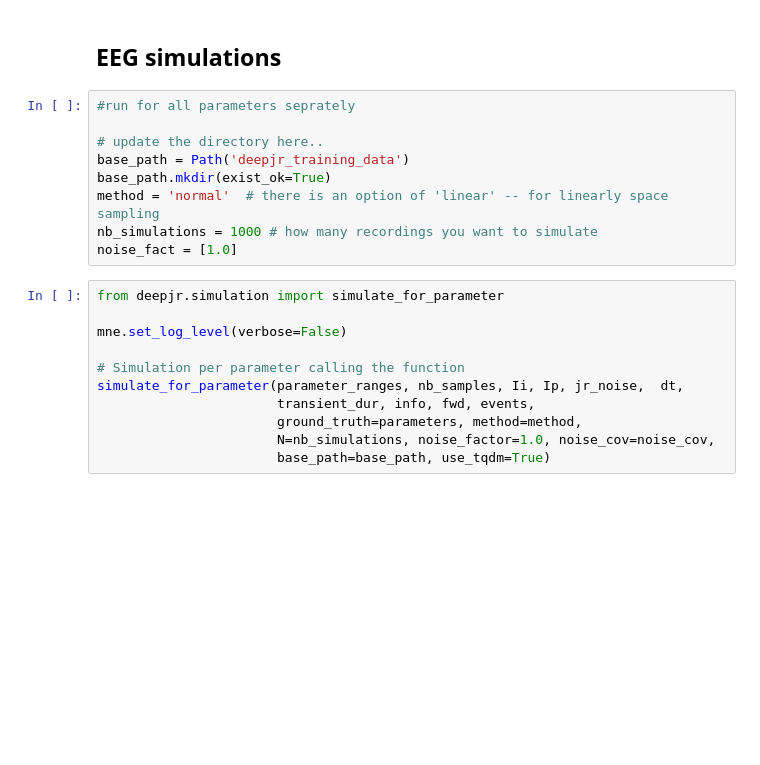
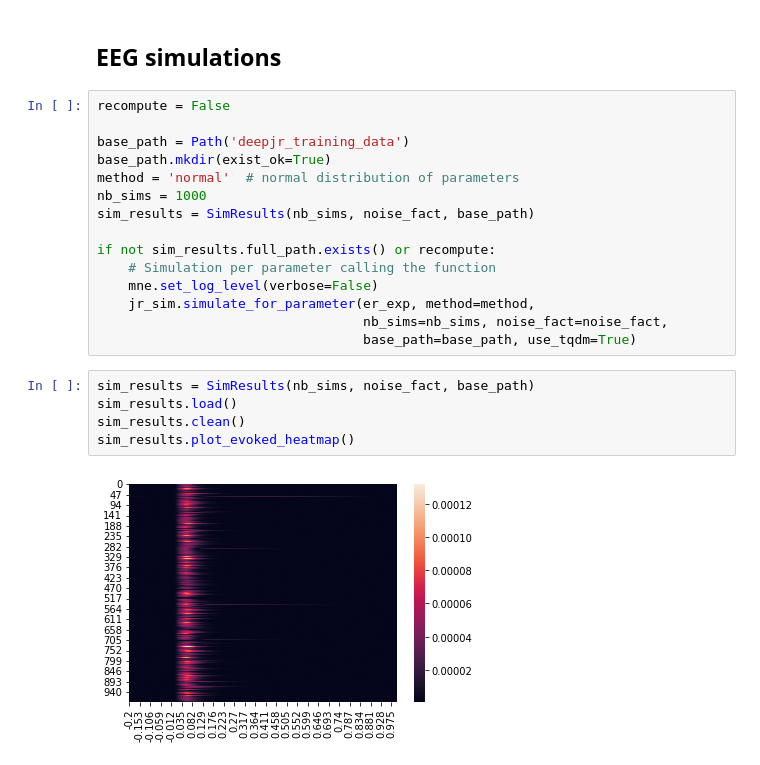
Before and after one commit to lina-usc/Jansen-Rit-Model-Benchmarking-Deep-Learning, a Jupyter notebook: notebooks/generating_training_dataset.ipynb, the cells around one changed output. Drawn from its saved outputs; the diff is of its cells as text; blank space fills up the shorter version.

```diff
--- a/notebooks/generating_training_dataset.ipynb
+++ b/notebooks/generating_training_dataset.ipynb
@@ -129,22 +117,24 @@ plot_jr_results(time_axis, states, outputs, points_to_skip);
 # %% [markdown]
 ## EEG simulations
-# %%
-#run for all parameters seprately
-
-# update the directory here..
-base_path = Path('deepjr_training_data')
-base_path.mkdir(exist_ok=True)
-method = 'normal'  # there is an option of 'linear' -- for linearly space sampling
-nb_simulations = 1000 # how many recordings you want to simulate
-noise_fact = [1.0]
-# %%
-from deepjr.simulation import simulate_for_parameter
-
-mne.set_log_level(verbose=False)
-
-# Simulation per parameter calling the function
-simulate_for_parameter(parameter_ranges, nb_samples, Ii, Ip, jr_noise,  dt,
-                       transient_dur, info, fwd, events,
-                       ground_truth=parameters, method=method,
-                       N=nb_simulations, noise_factor=1.0, noise_cov=noise_cov,
-                       base_path=base_path, use_tqdm=True)
+# %%
+recompute = False
+
+base_path = Path('deepjr_training_data')
+base_path.mkdir(exist_ok=True)
+method = 'normal'  # normal distribution of parameters
+nb_sims = 1000
+sim_results = SimResults(nb_sims, noise_fact, base_path)
+
+if not sim_results.full_path.exists() or recompute:
+    # Simulation per parameter calling the function
+    mne.set_log_level(verbose=False)
+    jr_sim.simulate_for_parameter(er_exp, method=method,
+                                  nb_sims=nb_sims, noise_fact=noise_fact,
+                                  base_path=base_path, use_tqdm=True)
+# %%
+sim_results = SimResults(nb_sims, noise_fact, base_path)
+sim_results.load()
+sim_results.clean()
+sim_results.plot_evoked_heatmap()
+# %% [output]
+[figure, added]
```
Also changed, not shown: parts of 21 cells of this notebook, 4 other files.
